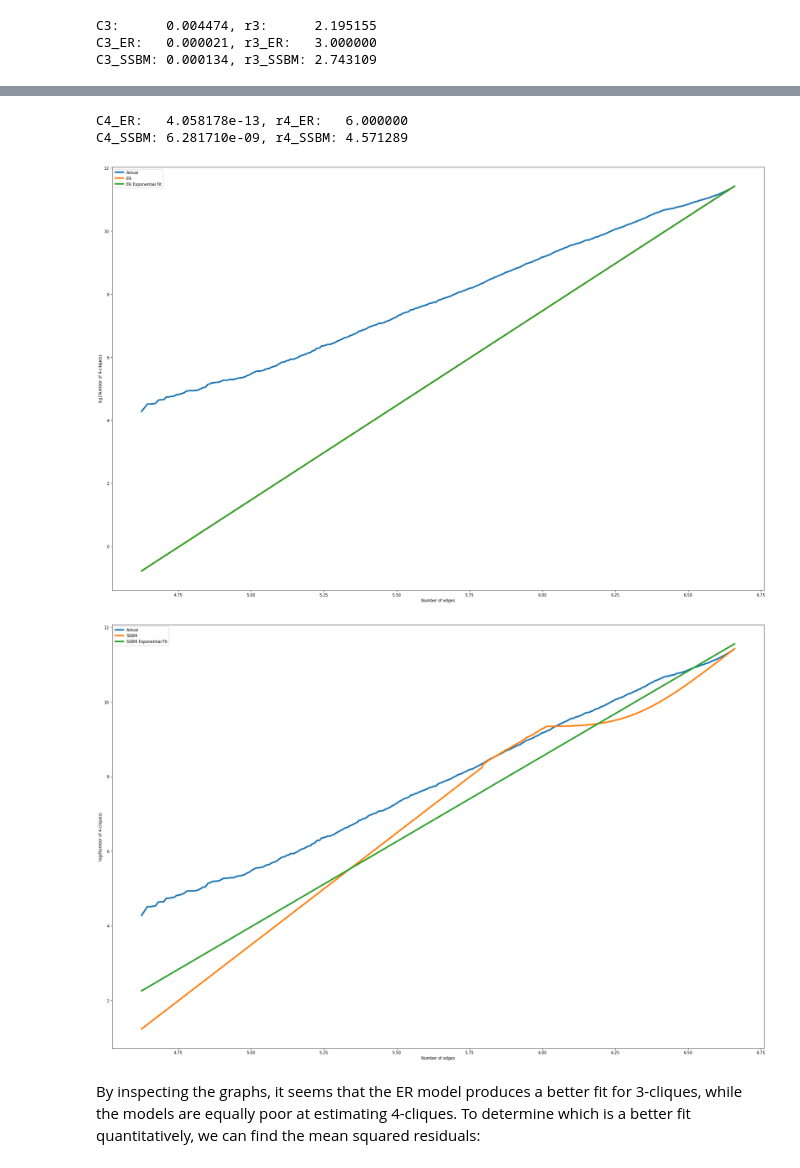
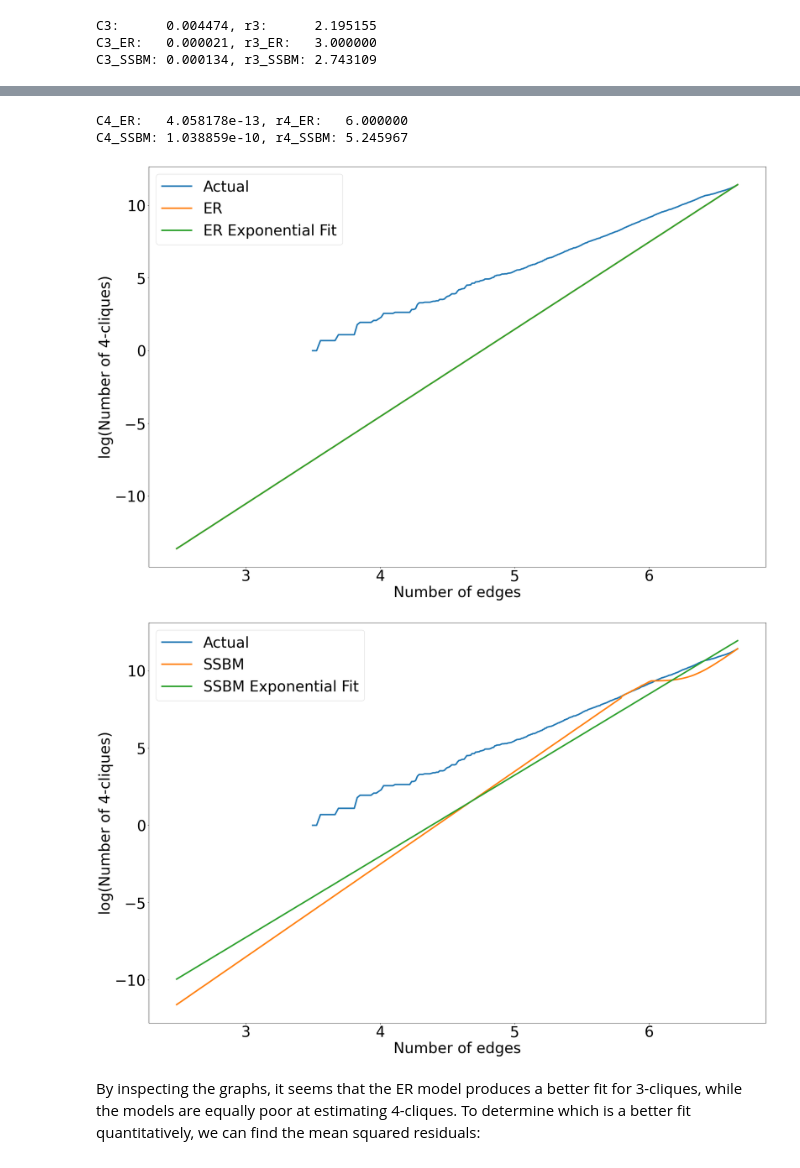
Before and after one commit to Aurathic/amsc420-project-2, a Jupyter notebook: project2/1_Random_graph_model_testing.ipynb, the cells around one changed output, grey strips where cells are left out. Drawn from its saved outputs; the diff is of its cells as text; code cells hidden in the pictures.

```diff
--- a/project2/1_Random_graph_model_testing.ipynb
+++ b/project2/1_Random_graph_model_testing.ipynb
@@ -34,7 +37,7 @@ q3, q4, ER3, ER4, SSBM3, SSBM4 = [], [], [], [], [], []
 a_list, b_list = [], []
 p1_list, p2_list = [], []
 
-debug_P = True
+debug_P = False
 num_3_4_cliques = Counter()
 G_sub = nx.Graph()
 u, v, _ = E[0]
@@ -132,5 +137,7 @@ plt.savefig("images/3_clique_er_ssbm.png")
 # %%
 from scipy.stats import linregress
+
+discard_first_n = 10
 
 log_transform = lambda vals, discard_first_n=discard_first_n: \
     list(map(np.log,vals[discard_first_n:]))
@@ -209,5 +216,5 @@ plt.savefig("images/4_clique_er_ssbm.png")
 # %%
-discard_first_n = 100
+discard_first_n = 10
 
 C4_ER, r4_ER = exponential_fit_coefficients(ER4, discard_first_n)
 print(f"C4_ER:   {C4_ER:e}, r4_ER:   {r4_ER:f}")
@@ -216,12 +223,12 @@ C4_SSBM, r4_SSBM = exponential_fit_coefficients(SSBM4, discard_first_n)
 print(f"C4_SSBM: {C4_SSBM:e}, r4_SSBM: {r4_SSBM:f}")
 # %% [output]
 C4_ER:   4.058178e-13, r4_ER:   6.000000
-C4_SSBM: 6.281710e-09, r4_SSBM: 4.571289
+C4_SSBM: 1.038859e-10, r4_SSBM: 5.245967
 # %%
 # 7. Plot log(q4), log(ER4) and log(C4,ER) + r4,ERlog(k) on same figure over
 # the range of k utilized to estimate the exponent.
 k_log = log_transform(k, discard_first_n)
-plt.figure(figsize=(30,20))
+plt.figure(figsize=(30,20),facecolor='white')
 plt.plot(k_log, log_transform(q4), linewidth=4, label="Actual")
 plt.plot(k_log, log_transform(ER4), linewidth=4, label="ER")
 plt.plot(k_log, exponential_fit(C4_ER, r4_ER, discard_first_n),
@@ -231,22 +238,21 @@ plt.ylabel("log(Number of 4-cliques)")
 plt.legend()
 plt.savefig("images/log_4_clique_er.png")
 # %% [output]
-[figure, old version]
+[figure, new version]
 # %%
 # 8. Plot log(q4), log(SSBM 4) and log(C4,SSBM ) + r4,SSBM log(k) on same
 # figure over the range of k utilized to estimate the exponent.
-k_discard_first_n = list(map(np.log,k[discard_first_n:]))
-plt.figure(figsize=(30,20))
-plt.plot(k_discard_first_n, log_transform(q4), linewidth=4, label="Actual")
-plt.plot(k_discard_first_n, log_transform(SSBM4), linewidth=4, label="SSBM")
-plt.plot(k_discard_first_n, exponential_fit(C4_SSBM, r4_SSBM, discard_first_n),
+plt.figure(figsize=(30,20),facecolor='white')
+plt.plot(k_log, log_transform(q4), linewidth=4, label="Actual")
+plt.plot(k_log, log_transform(SSBM4), linewidth=4, label="SSBM")
+plt.plot(k_log, exponential_fit(C4_SSBM, r4_SSBM, discard_first_n),
          linewidth=4, label="SSBM Exponential Fit")
 plt.xlabel("Number of edges")
 plt.ylabel("log(Number of 4-cliques)")
 plt.legend()
 plt.savefig("images/log_4_clique_ssbm.png")
 # %% [output]
-[figure, old version]
+[figure, new version]
 # %%
 # Which of the two random graph model fits better the data? Why do you think
 # I recommend to discard the first 10 or 100 entries?
```
Also changed, not shown: parts of 9 cells of this notebook, 30 other files.
